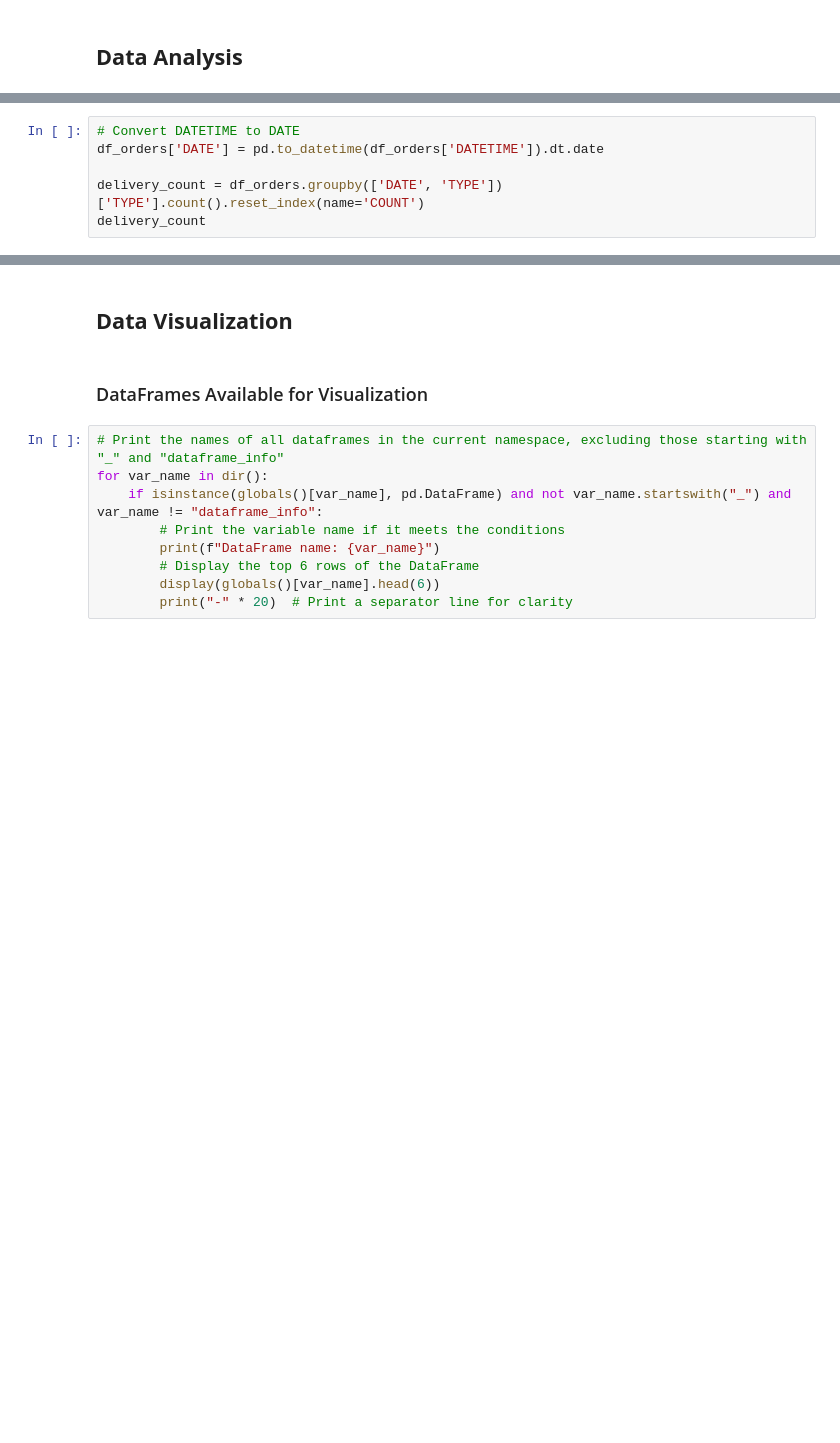
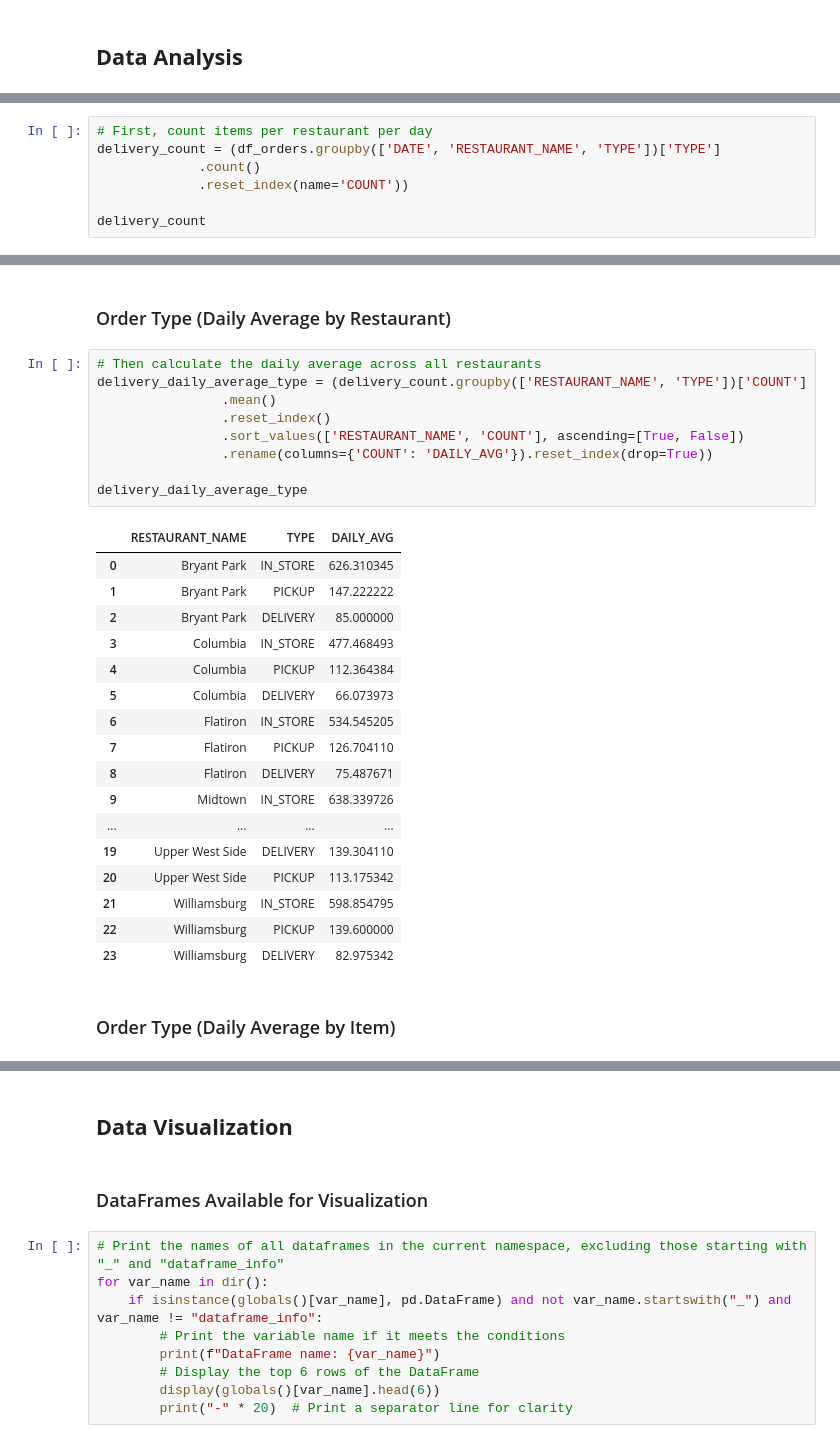
Before and after one commit to renan-peres/mfin-python-restaurant-data-analysis, a Jupyter notebook: restaurant-data-analysis.ipynb, the cells around one changed output, grey strips where cells are left out. Saved outputs shown, nothing was run; the diff lists cells and outputs as text; blank space fills up the shorter version.

```diff
--- a/restaurant-data-analysis.ipynb
+++ b/restaurant-data-analysis.ipynb
@@ -558,6 +381,0 @@ average_items
-# %%
-# Convert DATETIME to DATE
-df_orders['DATE'] = pd.to_datetime(df_orders['DATETIME']).dt.date
-
-delivery_count = df_orders.groupby(['DATE', 'TYPE'])['TYPE'].count().reset_index(name='COUNT')
-delivery_count
@@ -718,0 +587,7 @@ average_items
+# %%
+# First, count items per restaurant per day
+delivery_count = (df_orders.groupby(['DATE', 'RESTAURANT_NAME', 'TYPE'])['TYPE']
+             .count()
+             .reset_index(name='COUNT'))
+
+delivery_count
@@ -718,0 +631,31 @@ average_items
+# %% [markdown]
+### Order Type (Daily Average by Restaurant)
+# %%
+# Then calculate the daily average across all restaurants
+delivery_daily_average_type = (delivery_count.groupby(['RESTAURANT_NAME', 'TYPE'])['COUNT']
+                .mean()
+                .reset_index()
+                .sort_values(['RESTAURANT_NAME', 'COUNT'], ascending=[True, False])
+                .rename(columns={'COUNT': 'DAILY_AVG'}).reset_index(drop=True))
+
+delivery_daily_average_type
+# %% [output]
+|  | RESTAURANT_NAME | TYPE | DAILY_AVG |
+| 0 | Bryant Park | IN_STORE | 626.310345 |
+| 1 | Bryant Park | PICKUP | 147.222222 |
+| 2 | Bryant Park | DELIVERY | 85.000000 |
+| 3 | Columbia | IN_STORE | 477.468493 |
+| 4 | Columbia | PICKUP | 112.364384 |
+| 5 | Columbia | DELIVERY | 66.073973 |
+| 6 | Flatiron | IN_STORE | 534.545205 |
+| 7 | Flatiron | PICKUP | 126.704110 |
+| 8 | Flatiron | DELIVERY | 75.487671 |
+| 9 | Midtown | IN_STORE | 638.339726 |
+| ... | ... | ... | ... |
+| 19 | Upper West Side | DELIVERY | 139.304110 |
+| 20 | Upper West Side | PICKUP | 113.175342 |
+| 21 | Williamsburg | IN_STORE | 598.854795 |
+| 22 | Williamsburg | PICKUP | 139.600000 |
+| 23 | Williamsburg | DELIVERY | 82.975342 |
+# %% [markdown]
+### Order Type (Daily Average by Item)
```
Also changed, not shown: parts of 67 cells of this notebook.
